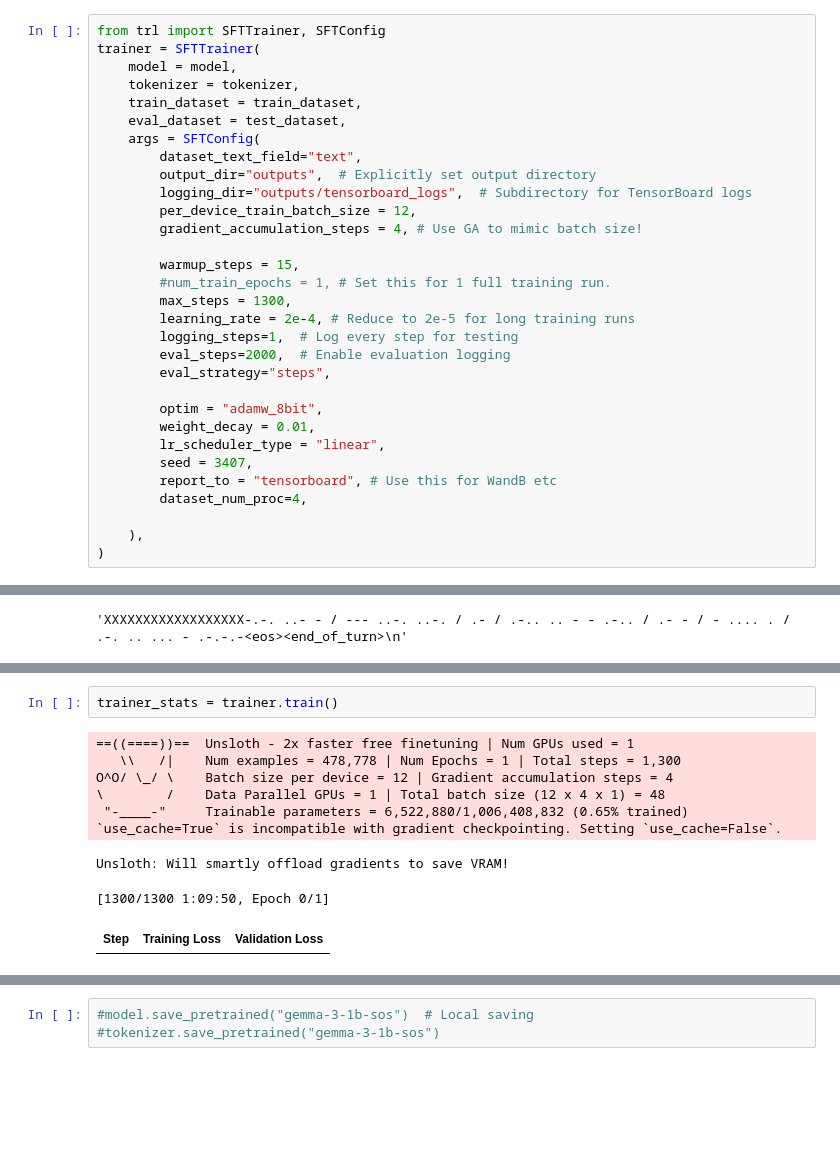
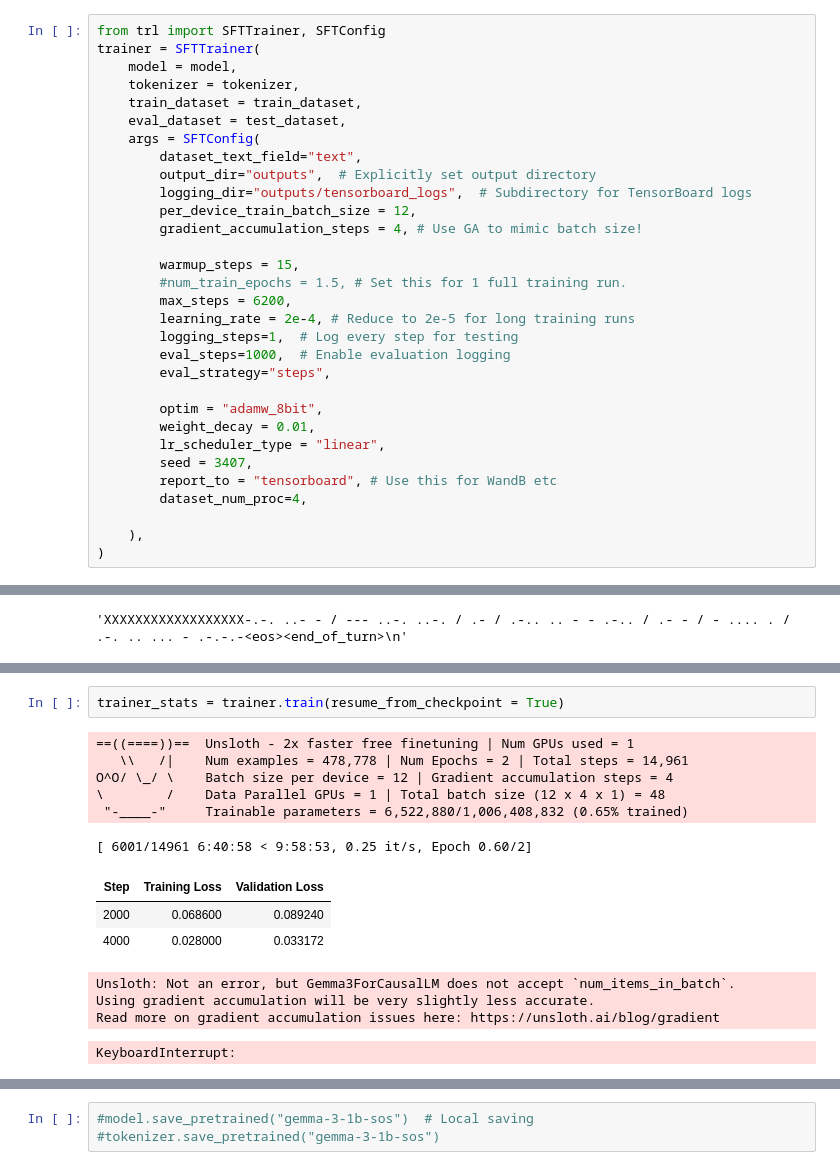
Before and after one commit to philipf/morse-code-llm, a Jupyter notebook: 02-fine-tune.ipynb, the cells around one changed output, grey strips where cells are left out. Drawn from its saved outputs; the diff is of its cells as text; blank space fills up the shorter version.

```diff
--- a/02-fine-tune.ipynb
+++ b/02-fine-tune.ipynb
@@ -136,11 +138,11 @@ trainer = SFTTrainer(
         gradient_accumulation_steps = 4, # Use GA to mimic batch size!
 
         warmup_steps = 15,
-        #num_train_epochs = 1, # Set this for 1 full training run.
-        max_steps = 1300,
+        #num_train_epochs = 1.5, # Set this for 1 full training run.
+        max_steps = 6200,
         learning_rate = 2e-4, # Reduce to 2e-5 for long training runs
         logging_steps=1,  # Log every step for testing
-        eval_steps=2000,  # Enable evaluation logging
+        eval_steps=1000,  # Enable evaluation logging
         eval_strategy="steps",
 
         optim = "adamw_8bit",
@@ -197,15 +199,19 @@ GPU = Quadro RTX 5000. Max memory = 16.0 GB.
 # %%
-trainer_stats = trainer.train()
+trainer_stats = trainer.train(resume_from_checkpoint = True)
 # %% [output]
 ==((====))==  Unsloth - 2x faster free finetuning | Num GPUs used = 1
-   \\   /|    Num examples = 478,778 | Num Epochs = 1 | Total steps = 1,300
+   \\   /|    Num examples = 478,778 | Num Epochs = 2 | Total steps = 14,961
 O^O/ \_/ \    Batch size per device = 12 | Gradient accumulation steps = 4
 \        /    Data Parallel GPUs = 1 | Total batch size (12 x 4 x 1) = 48
  "-____-"     Trainable parameters = 6,522,880/1,006,408,832 (0.65% trained)
-`use_cache=True` is incompatible with gradient checkpointing. Setting `use_cache=False`.
-Unsloth: Will smartly offload gradients to save VRAM!
+[ 6001/14961 6:40:58 < 9:58:53, 0.25 it/s, Epoch 0.60/2]
+| Step | Training Loss | Validation Loss |
+| 2000 | 0.068600 | 0.089240 |
+| 4000 | 0.028000 | 0.033172 |
-[1300/1300 1:09:50, Epoch 0/1]
+Unsloth: Not an error, but Gemma3ForCausalLM does not accept `num_items_in_batch`.
+Using gradient accumulation will be very slightly less accurate.
+Read more on gradient accumulation issues here: https://unsloth.ai/blog/gradient
-| Step | Training Loss | Validation Loss |
+KeyboardInterrupt:
 # %%
 from unsloth.chat_templates import get_chat_template
 tokenizer = get_chat_template(
```
Also changed, not shown: parts of 6 cells of this notebook, 2 other files.
